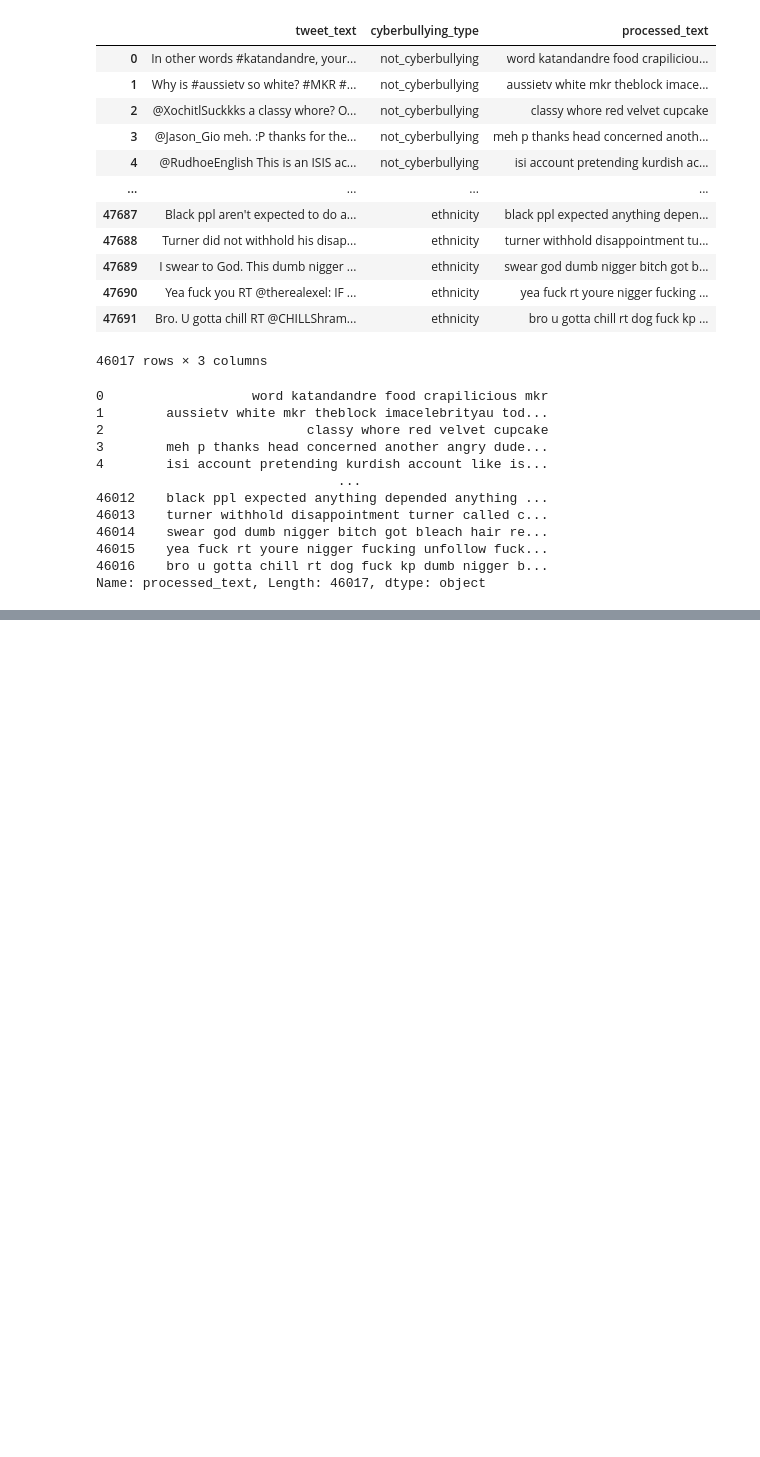
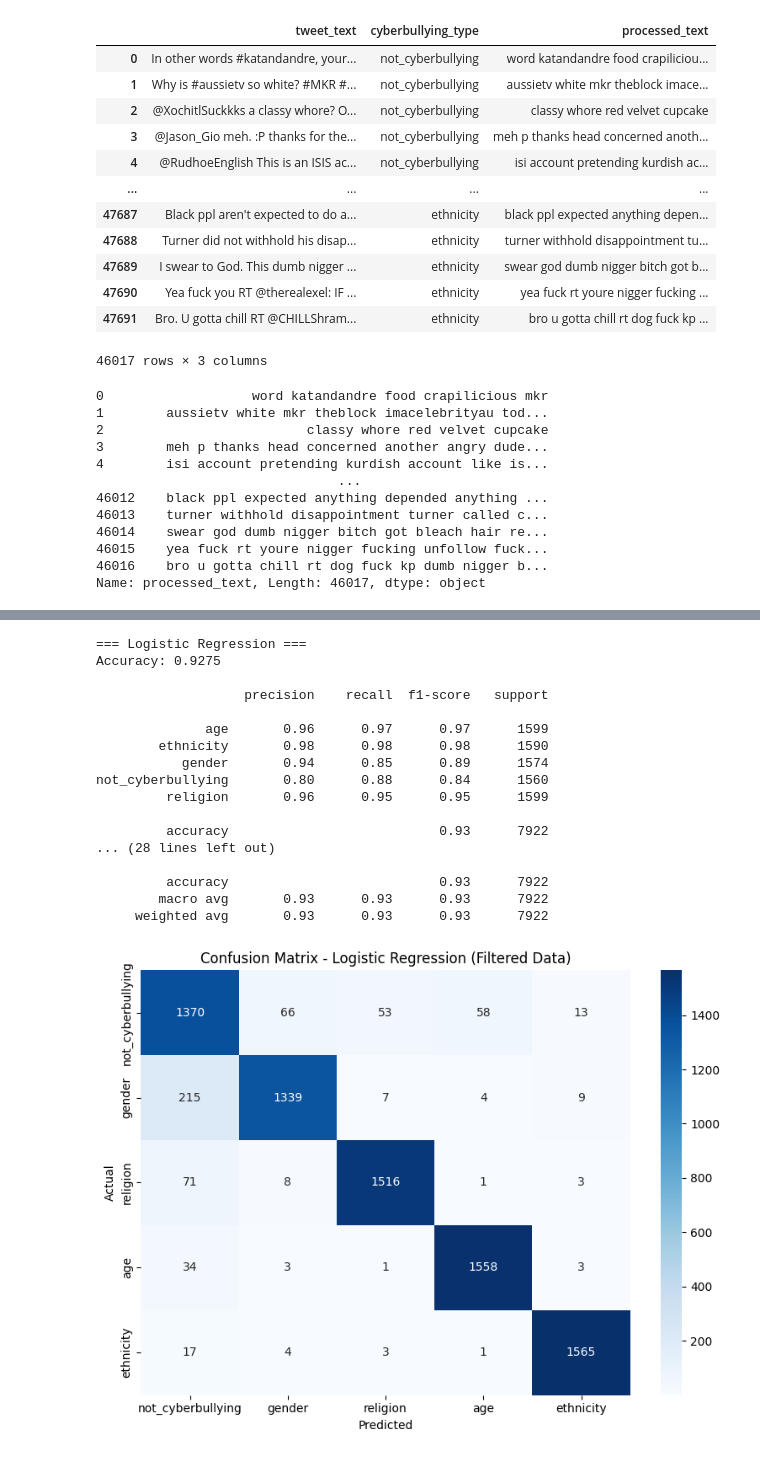
Before and after one commit to bhushan-rathod3/CyberBullying-Detection, a Jupyter notebook: cyberbullying.ipynb, the cells around one changed output, grey strips where cells are left out. Cells and saved outputs as stored; diff of their text form; code cells hidden in the pictures; blank space fills up the shorter version.

```diff
--- a/cyberbullying.ipynb
+++ b/cyberbullying.ipynb
@@ -219,0 +287,69 @@ Name: processed_text, Length: 46017, dtype: object
+# %%
+df = df[df["cyberbullying_type"] != "other_cyberbullying"].copy()
+
+X = df["processed_text"]
+y = df["cyberbullying_type"]
+
+
+X_train, X_test, y_train, y_test = train_test_split(
+    X, y, test_size=0.2, random_state=42, stratify=y
+)
+
+vectorizer = TfidfVectorizer(max_features=10000, ngram_range=(1, 2))
+X_train_tfidf = vectorizer.fit_transform(X_train)
+X_test_tfidf = vectorizer.transform(X_test)
+
+
+def evaluate_model(model, name):
+    model.fit(X_train_tfidf, y_train)
+    y_pred = model.predict(X_test_tfidf)
+    print(f"=== {name} ===")
+    print(f"Accuracy: {accuracy_score(y_test, y_pred):.4f}\n")
+    print(classification_report(y_test, y_pred))
+    return y_pred
+
+
+y_pred_lr = evaluate_model(
+    LogisticRegression(max_iter=1000, C=1.0, random_state=42),
+    "Logistic Regression",
+)
+y_pred_nb = evaluate_model(MultinomialNB(), "Multinomial Naive Bayes")
+y_pred_svc = evaluate_model(
+    LinearSVC(dual=False, C=0.5, random_state=42), "Linear Support Vector Machine"
+)
+
+plt.figure(figsize=(8, 6))
+labels = df["cyberbullying_type"].unique()
+cm = confusion_matrix(y_test, y_pred_lr, labels=labels)
+sns.heatmap(
+    cm,
+    annot=True,
+    fmt="d",
+    cmap="Blues",
+    xticklabels=labels,
+    yticklabels=labels,
+)
+plt.title("Confusion Matrix - Logistic Regression (Filtered Data)")
+plt.xlabel("Predicted")
+plt.ylabel("Actual")
+plt.tight_layout()
+plt.show()
+# %% [output]
+=== Logistic Regression ===
+Accuracy: 0.9275
+
+                   precision    recall  f1-score   support
+
+              age       0.96      0.97      0.97      1599
+        ethnicity       0.98      0.98      0.98      1590
+           gender       0.94      0.85      0.89      1574
+not_cyberbullying       0.80      0.88      0.84      1560
+         religion       0.96      0.95      0.95      1599
+
+         accuracy                           0.93      7922
+... (28 lines left out)
+
+         accuracy                           0.93      7922
+        macro avg       0.93      0.93      0.93      7922
+     weighted avg       0.93      0.93      0.93      7922
+[figure, added]
```
Also changed, not shown: parts of 1 cell of this notebook.
